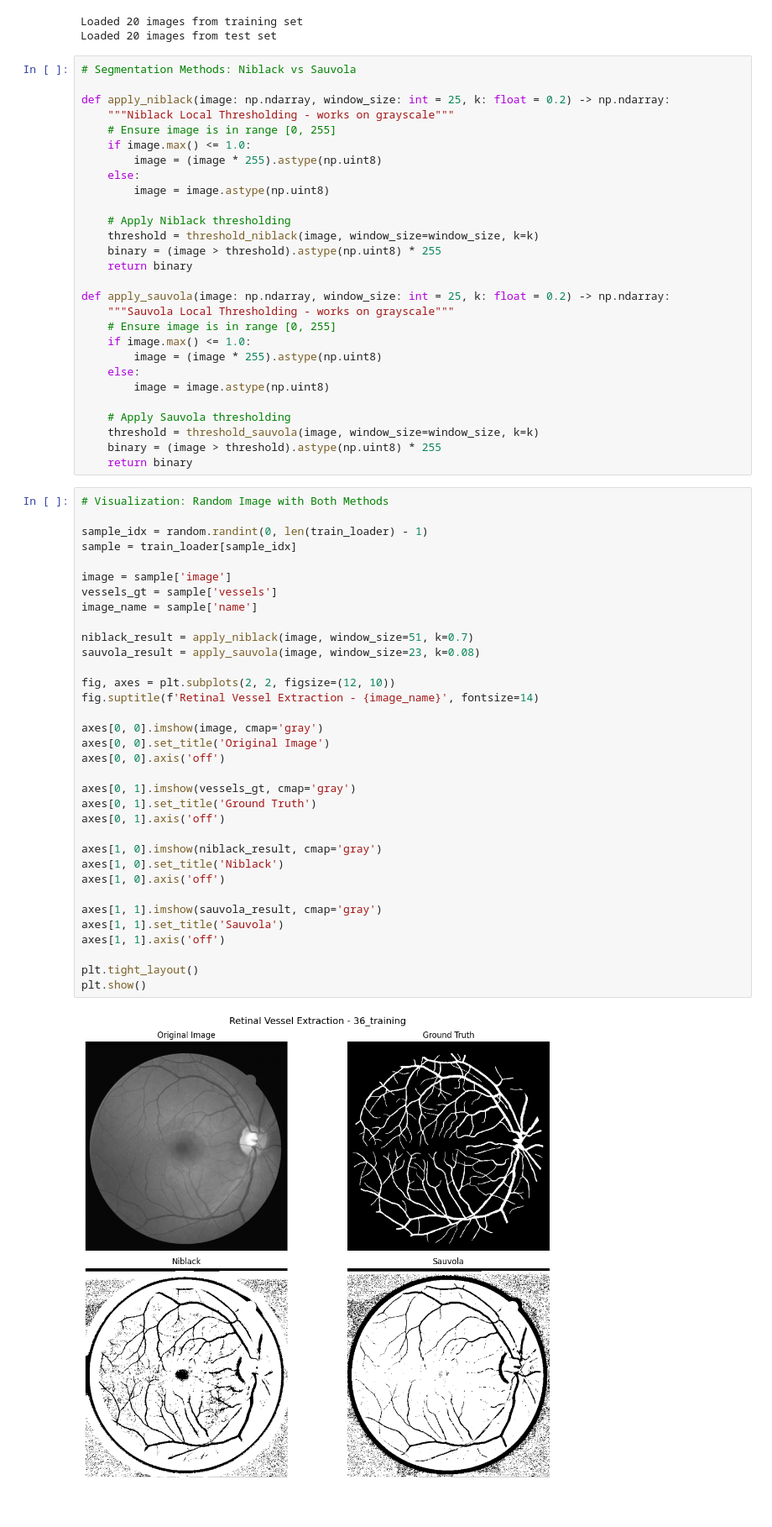
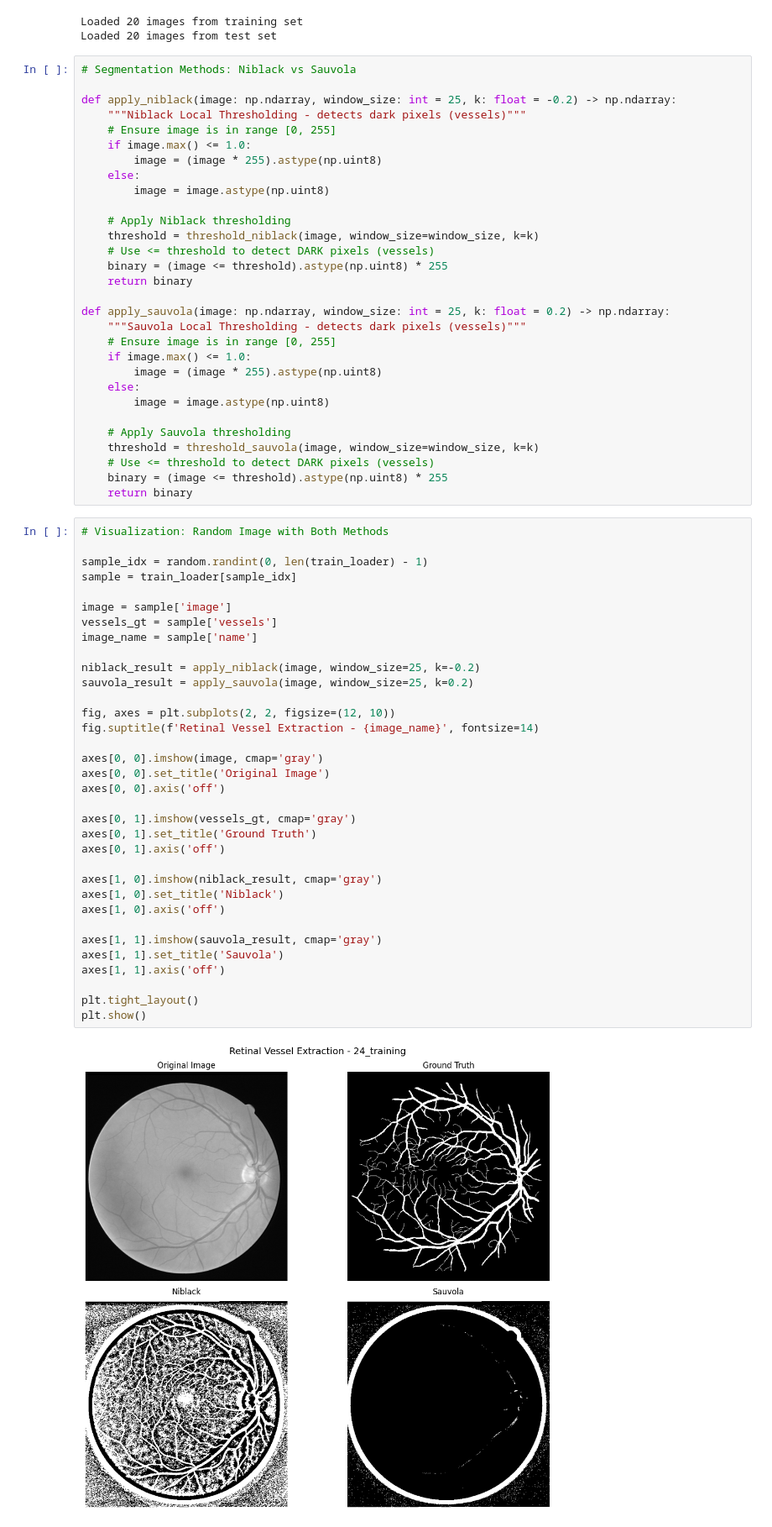
Before and after one commit to AshutoshKumar1007/DLMI_assignments, a Jupyter notebook: problem3.ipynb, the cells around one changed output. Shown at 84% size. Saved outputs shown, nothing was run; the diff lists cells and outputs as text.

```diff
--- a/problem3.ipynb
+++ b/problem3.ipynb
@@ -108,8 +106,8 @@ Loaded 20 images from test set
 # %%
 # Segmentation Methods: Niblack vs Sauvola
 
-def apply_niblack(image: np.ndarray, window_size: int = 25, k: float = 0.2) -> np.ndarray:
-    """Niblack Local Thresholding - works on grayscale"""
+def apply_niblack(image: np.ndarray, window_size: int = 25, k: float = -0.2) -> np.ndarray:
+    """Niblack Local Thresholding - detects dark pixels (vessels)"""
     # Ensure image is in range [0, 255]
     if image.max() <= 1.0:
         image = (image * 255).astype(np.uint8)
@@ -118,11 +116,12 @@ def apply_niblack(image: np.ndarray, window_size: int = 25, k: float = 0.2) -> n
 
     # Apply Niblack thresholding
     threshold = threshold_niblack(image, window_size=window_size, k=k)
-    binary = (image > threshold).astype(np.uint8) * 255
+    # Use <= threshold to detect DARK pixels (vessels)
+    binary = (image <= threshold).astype(np.uint8) * 255
     return binary
 
 def apply_sauvola(image: np.ndarray, window_size: int = 25, k: float = 0.2) -> np.ndarray:
-    """Sauvola Local Thresholding - works on grayscale"""
+    """Sauvola Local Thresholding - detects dark pixels (vessels)"""
     # Ensure image is in range [0, 255]
     if image.max() <= 1.0:
         image = (image * 255).astype(np.uint8)
@@ -131,7 +130,8 @@ def apply_sauvola(image: np.ndarray, window_size: int = 25, k: float = 0.2) -> n
 
     # Apply Sauvola thresholding
     threshold = threshold_sauvola(image, window_size=window_size, k=k)
-    binary = (image > threshold).astype(np.uint8) * 255
+    # Use <= threshold to detect DARK pixels (vessels)
+    binary = (image <= threshold).astype(np.uint8) * 255
     return binary
 # %%
 # Visualization: Random Image with Both Methods
@@ -139,35 +139,35 @@ def apply_sauvola(image: np.ndarray, window_size: int = 25, k: float = 0.2) -> n
 sample_idx = random.randint(0, len(train_loader) - 1)
 sample = train_loader[sample_idx]
 
 image = sample['image']
 vessels_gt = sample['vessels']
 image_name = sample['name']
 
-niblack_result = apply_niblack(image, window_size=51, k=0.7)
-sauvola_result = apply_sauvola(image, window_size=23, k=0.08)
+niblack_result = apply_niblack(image, window_size=25, k=-0.2)
+sauvola_result = apply_sauvola(image, window_size=25, k=0.2)
 
 fig, axes = plt.subplots(2, 2, figsize=(12, 10))
 fig.suptitle(f'Retinal Vessel Extraction - {image_name}', fontsize=14)
 
 axes[0, 0].imshow(image, cmap='gray')
 axes[0, 0].set_title('Original Image')
 axes[0, 0].axis('off')
 
 axes[0, 1].imshow(vessels_gt, cmap='gray')
 axes[0, 1].set_title('Ground Truth')
 axes[0, 1].axis('off')
 
 axes[1, 0].imshow(niblack_result, cmap='gray')
 axes[1, 0].set_title('Niblack')
 axes[1, 0].axis('off')
 
 axes[1, 1].imshow(sauvola_result, cmap='gray')
 axes[1, 1].set_title('Sauvola')
 axes[1, 1].axis('off')
 
 plt.tight_layout()
 plt.show()
 # %% [output]
-[figure, old version]
+[figure, new version]
 # %%
 def sensitivity(pred: np.ndarray, gt: np.ndarray) -> float:
```
Also changed, not shown: parts of 2 cells of this notebook, 1 other file.
